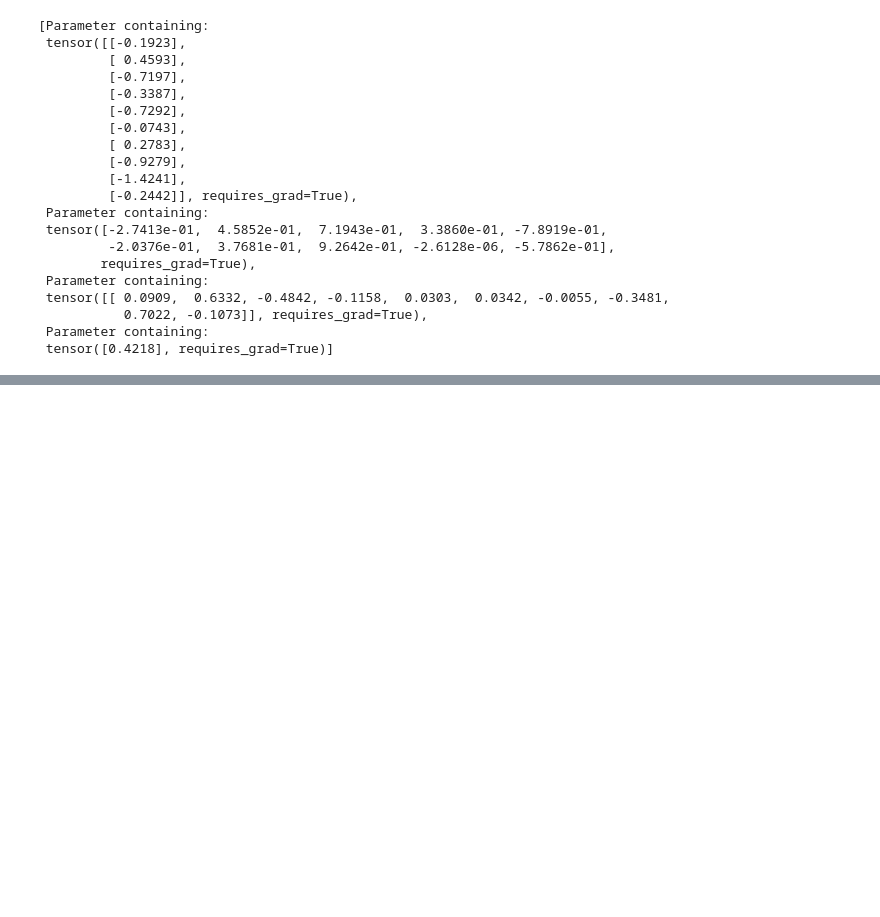
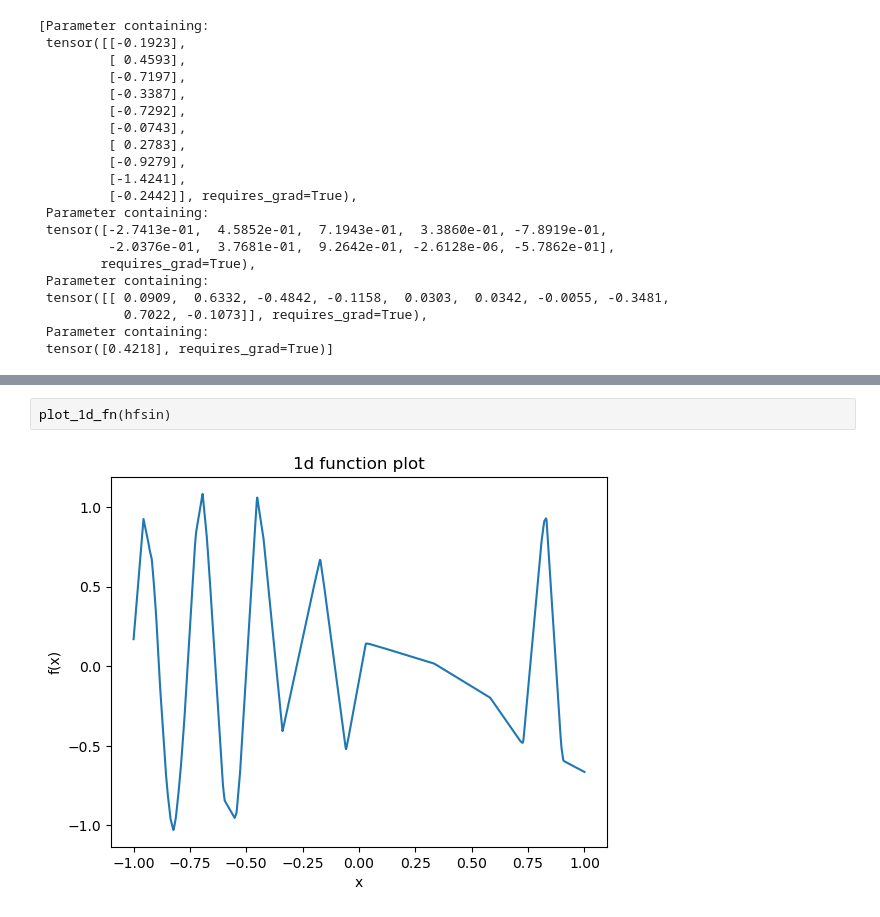
Before and after one commit to LRudL/dots, a Jupyter notebook: notebooks/model_explorer.ipynb, the cells around one changed output, grey strips where cells are left out. Saved outputs shown, nothing was run; the diff lists cells and outputs as text; blank space fills up the shorter version.

```diff
--- a/notebooks/model_explorer.ipynb
+++ b/notebooks/model_explorer.ipynb
@@ -69,0 +91,4 @@ plot_1d_fn(good_relu, -1, 1, 1000)
+# %%
+plot_1d_fn(hfsin)
+# %% [output]
+[figure, added]
```
Also changed, not shown: parts of 10 cells of this notebook, 5 other files.
